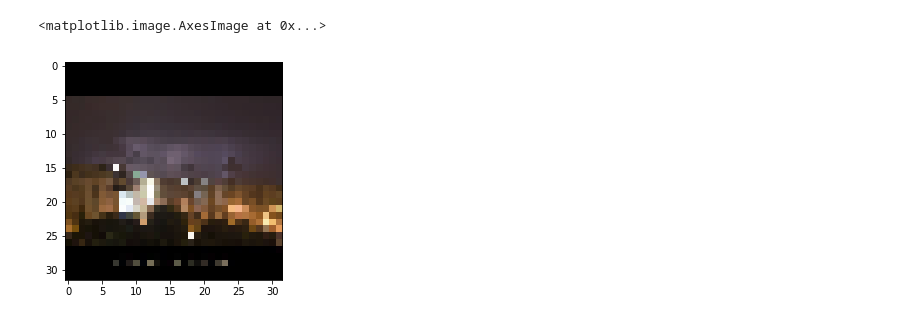
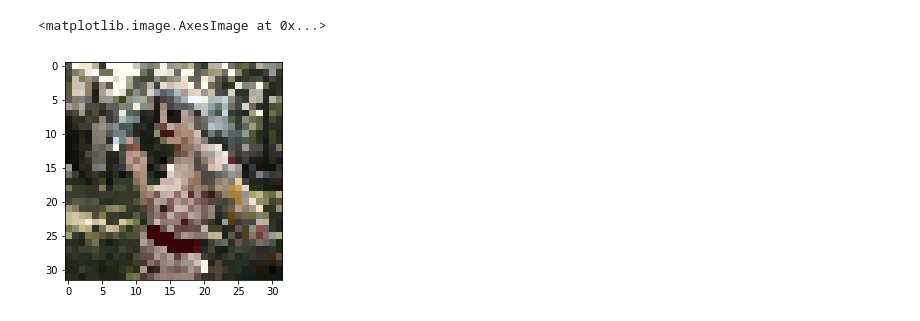
Before and after one commit to SanjivG10/ImageColorizer, a Jupyter notebook: Image Colorization.ipynb, the cells around one changed output. Drawn from its saved outputs; the diff is of its cells as text; code cells hidden in the pictures.

```diff
--- a/Image Colorization.ipynb
+++ b/Image Colorization.ipynb
@@ -192,9 +179,9 @@ color_images_resized_type= imageResize(color_images_resized_type_unchanged).asty
 gray_images_resized_type = np.reshape(gray_images_resized_type,(-1,32,32,1))
 color_images_resized_type = np.reshape(color_images_resized_type,(-1,32,32,3))
 # %%
-plt.imshow(color_images_resized_type[100,:,:,:])
+plt.imshow(color_images_resized_type[0,:,:,:])
 # %% [output]
 <matplotlib.image.AxesImage at 0x...>
-[figure, old version]
+[figure, new version]
 # %%
 test= cv2.imread('sanjiv.jpg',1)
```
Also changed, not shown: parts of 4 cells of this notebook.
